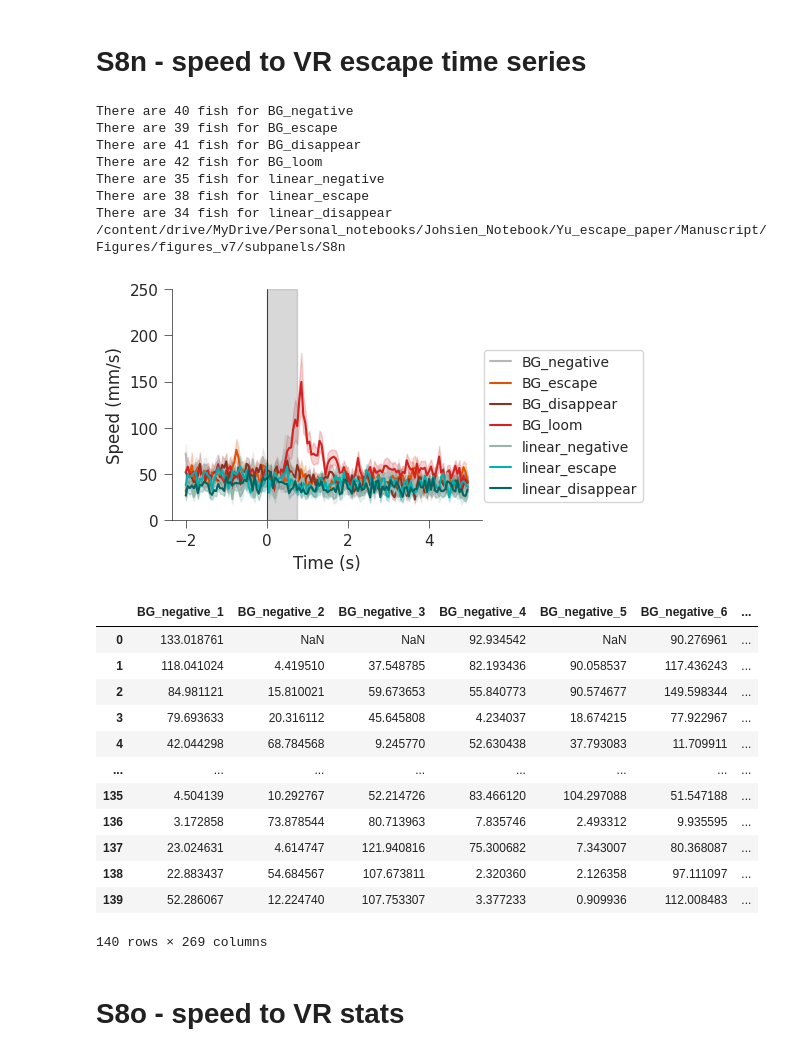
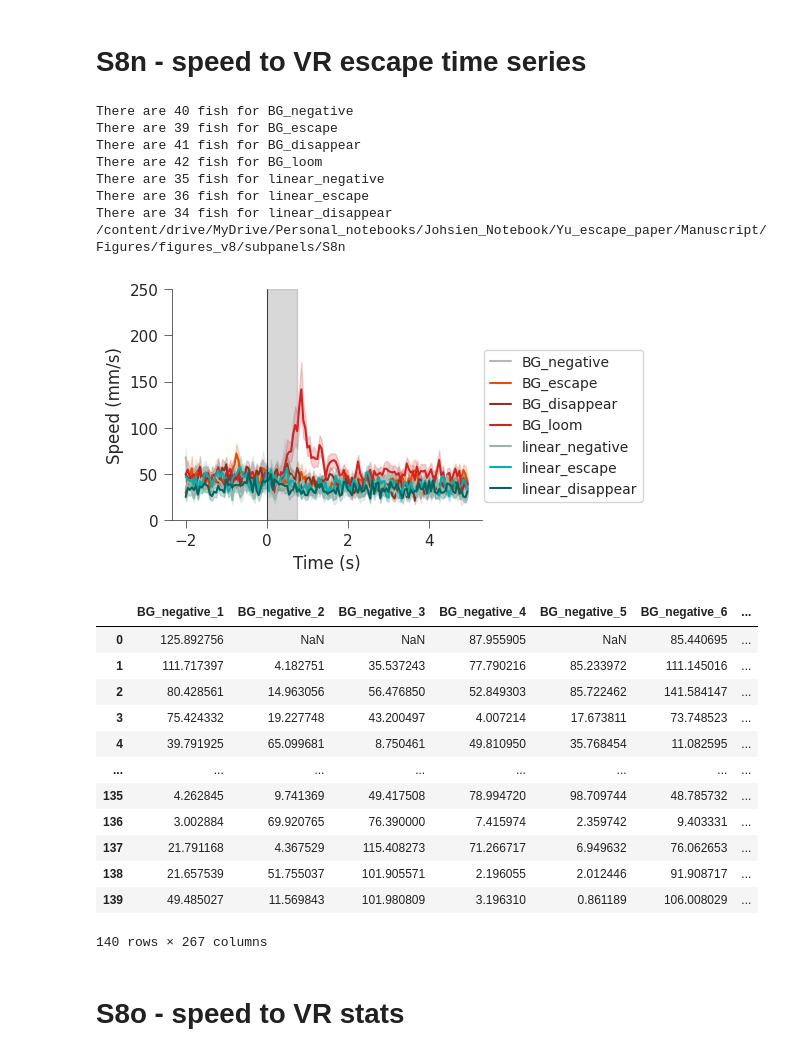
Before and after one commit to lblabucsd/Yu_etal_2026, a Jupyter notebook: EDF. 8.ipynb, the cells around one changed output. Saved outputs shown, nothing was run; the diff lists cells and outputs as text; code cells hidden in the pictures.

```diff
--- a/EDF. 8.ipynb
+++ b/EDF. 8.ipynb
@@ -1987,7 +1972,7 @@ for stim in stim_types:
       EngageThresh=float(data['vid_metadata'].item()['Engagement distance threshold'])
 
       # Calculate scale
-      arenaHeightPix=np.sqrt( (TopLeftX-BottomLeftX )**2 + (TopLeftY-BottomLeftY)**2)
+      #arenaHeightPix=np.sqrt( (TopLeftX-BottomLeftX )**2 + (TopLeftY-BottomLeftY)**2)
       scale=metadata_subset['rig_mm'].iloc[i]/ArenaDims['BBW'].values[0]
 
       # Get stim status and escape time stamps
@@ -2066,49 +2051,49 @@ for stim in stim_types:
 
     binned_data.append({'Time': TimeBins,
                         'Condition': [stim] * len(DistanceArray),
                         'Velocity': DistanceArray})
 
     plt.ylabel('Speed (mm/s)')
     plt.xlabel('Time (s)')
     plt.legend(bbox_to_anchor=(1,0.75),handlelength=1.5,markerscale=0.7,borderaxespad=0.2,fontsize=10)
     ax = plt.gca()  # Get current axes
     ax.spines['top'].set_visible(False)
     ax.spines['right'].set_visible(False)
     plt.ylim(0,250)
 
 plt.axvspan(0,0.75,color='grey',alpha=0.3)
 plt.axvline(x=0, color='black',lw=0.5)
 print(figure_path+subpanel)
 plt.savefig(figure_path+subpanel+".pdf",bbox_inches='tight')
 plt.show()
 
 # save
 df = pd.DataFrame(series_dict)
 display(df)
 df.to_csv(csv_path+subpanel+'.csv', index=False)
 # %% [output]
 There are 40 fish for BG_negative
 There are 39 fish for BG_escape
 There are 41 fish for BG_disappear
 There are 42 fish for BG_loom
 There are 35 fish for linear_negative
-There are 38 fish for linear_escape
+There are 36 fish for linear_escape
 There are 34 fish for linear_disappear
-/content/drive/MyDrive/Personal_notebooks/Johsien_Notebook/Yu_escape_paper/Manuscript/Figures/figures_v7/subpanels/S8n
+/content/drive/MyDrive/Personal_notebooks/Johsien_Notebook/Yu_escape_paper/Manuscript/Figures/figures_v8/subpanels/S8n
-[figure, old version]
+[figure, new version]
 |  | BG_negative_1 | BG_negative_2 | BG_negative_3 | BG_negative_4 | BG_negative_5 | BG_negative_6 | ... |
-| 0 | 133.018761 | NaN | NaN | 92.934542 | NaN | 90.276961 | ... |
-| 1 | 118.041024 | 4.419510 | 37.548785 | 82.193436 | 90.058537 | 117.436243 | ... |
-| 2 | 84.981121 | 15.810021 | 59.673653 | 55.840773 | 90.574677 | 149.598344 | ... |
-| 3 | 79.693633 | 20.316112 | 45.645808 | 4.234037 | 18.674215 | 77.922967 | ... |
-| 4 | 42.044298 | 68.784568 | 9.245770 | 52.630438 | 37.793083 | 11.709911 | ... |
+| 0 | 125.892756 | NaN | NaN | 87.955905 | NaN | 85.440695 | ... |
+| 1 | 111.717397 | 4.182751 | 35.537243 | 77.790216 | 85.233972 | 111.145016 | ... |
+| 2 | 80.428561 | 14.963056 | 56.476850 | 52.849303 | 85.722462 | 141.584147 | ... |
+| 3 | 75.424332 | 19.227748 | 43.200497 | 4.007214 | 17.673811 | 73.748523 | ... |
+| 4 | 39.791925 | 65.099681 | 8.750461 | 49.810950 | 35.768454 | 11.082595 | ... |
 | ... | ... | ... | ... | ... | ... | ... | ... |
-| 135 | 4.504139 | 10.292767 | 52.214726 | 83.466120 | 104.297088 | 51.547188 | ... |
-| 136 | 3.172858 | 73.878544 | 80.713963 | 7.835746 | 2.493312 | 9.935595 | ... |
-| 137 | 23.024631 | 4.614747 | 121.940816 | 75.300682 | 7.343007 | 80.368087 | ... |
-| 138 | 22.883437 | 54.684567 | 107.673811 | 2.320360 | 2.126358 | 97.111097 | ... |
-| 139 | 52.286067 | 12.224740 | 107.753307 | 3.377233 | 0.909936 | 112.008483 | ... |
+| 135 | 4.262845 | 9.741369 | 49.417508 | 78.994720 | 98.709744 | 48.785732 | ... |
+| 136 | 3.002884 | 69.920765 | 76.390000 | 7.415974 | 2.359742 | 9.403331 | ... |
+| 137 | 21.791168 | 4.367529 | 115.408273 | 71.266717 | 6.949632 | 76.062653 | ... |
+| 138 | 21.657539 | 51.755037 | 101.905571 | 2.196055 | 2.012446 | 91.908717 | ... |
+| 139 | 49.485027 | 11.569843 | 101.980809 | 3.196310 | 0.861189 | 106.008029 | ... |
-140 rows × 269 columns
+140 rows × 267 columns
 # %% [markdown]
 # S8o - speed to VR stats
 # %%
```
Also changed, not shown: parts of 23 cells of this notebook, 7 other files.
